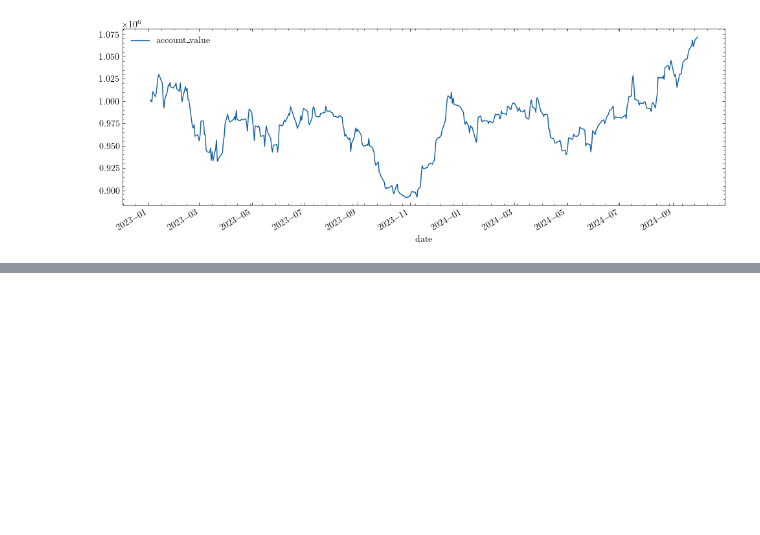
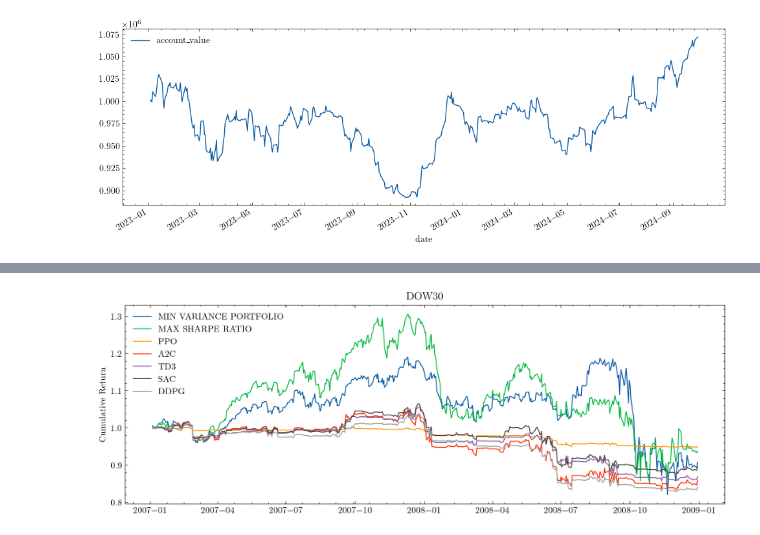
Before and after one commit to Versus-91/Thesis, a Jupyter notebook: main.ipynb, the cells around one changed output, grey strips where cells are left out. Saved outputs shown, nothing was run; the diff lists cells and outputs as text; code cells hidden in the pictures; blank space fills up the shorter version.

```diff
--- a/main.ipynb
+++ b/main.ipynb
@@ -481,0 +275,22 @@ hit end!
+# %%
+DATA_START_DATE = '1999-01-01'
+TRAIN_START_DATE = '2000-01-01'
+TRAIN_END_DATE = '2006-12-30'
+TEST_START_DATE = '2007-01-01'
+TEST_END_DATE = '2008-12-31'
+
+train_data = data_split(processed_dax, TRAIN_START_DATE, TRAIN_END_DATE)
+test_data = data_split(processed_dax, TEST_START_DATE, TEST_END_DATE)
+# %%
+PPO_PARAMS = {
+    "n_steps": 2048,
+    "ent_coef": 0.01,
+    "learning_rate": 0.0003,
+    "batch_size": 128,
+}
+
+ppo_predictions = train(train_data,test_data,INDICATORS,"ppo",PPO_PARAMS,100_001,tag='recession')
+a2c_predictions = train(train_data,test_data,INDICATORS,"a2c",None,100_001,tag='recession')
+td3_predictions = train(train_data,test_data,INDICATORS,"td3",None,100_001,tag='recession')
+sac_predictions = train(train_data,test_data,INDICATORS,"sac",None,100_001,tag='recession')
+ddpg_predictions = train(train_data,test_data,INDICATORS,"ddpg",None,100_001,tag='recession')
@@ -481,0 +315,2 @@ hit end!
+# %%
+results = baseline(processed_dax, INDICATORS, TEST_START_DATE, TEST_END_DATE)
@@ -481,0 +335,19 @@ hit end!
+# %%
+with plt.style.context('science','ieee'):
+
+    plt.figure(figsize=(12,4),dpi=300)
+    for i,item in enumerate(results):
+        plt.plot(item['test'][0].get('date'),(item['test'][0].get('account').pct_change()+ 1 ).cumprod(),label=str(item['name']).upper())
+    plt.plot(ppo_predictions['account']['date'],(ppo_predictions['account']['account_value'].pct_change()+ 1 ).cumprod(),label='PPO')
+    plt.plot(a2c_predictions['account']['date'],(a2c_predictions['account']['account_value'].pct_change()+ 1 ).cumprod(),label='A2C')
+    plt.plot(td3_predictions['account']['date'],(td3_predictions['account']['account_value'].pct_change()+ 1 ).cumprod(),label='TD3')
+    plt.plot(sac_predictions['account']['date'],(sac_predictions['account']['account_value'].pct_change()+ 1 ).cumprod(),label='SAC')
+    plt.plot(ddpg_predictions['account']['date'],(ddpg_predictions['account']['account_value'].pct_change()+ 1 ).cumprod(),label='DDPG')
+
+    plt.legend()
+
+    plt.ylabel('Cumulative Return')
+    plt.title('DOW30')
+    plt.show()
+# %% [output]
+[figure, added]
```
Also changed, not shown: parts of 20 cells of this notebook, 2 other files.
